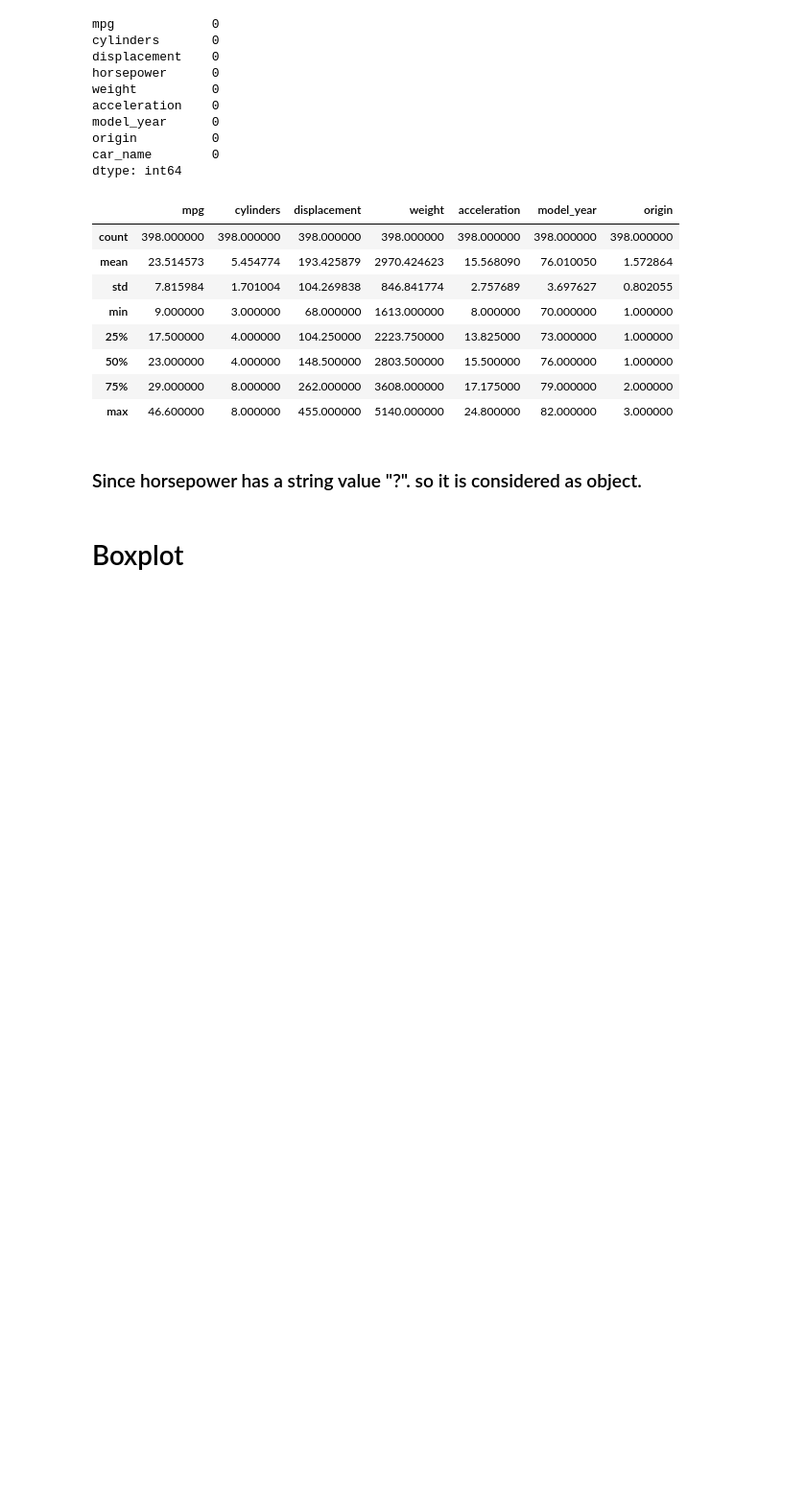
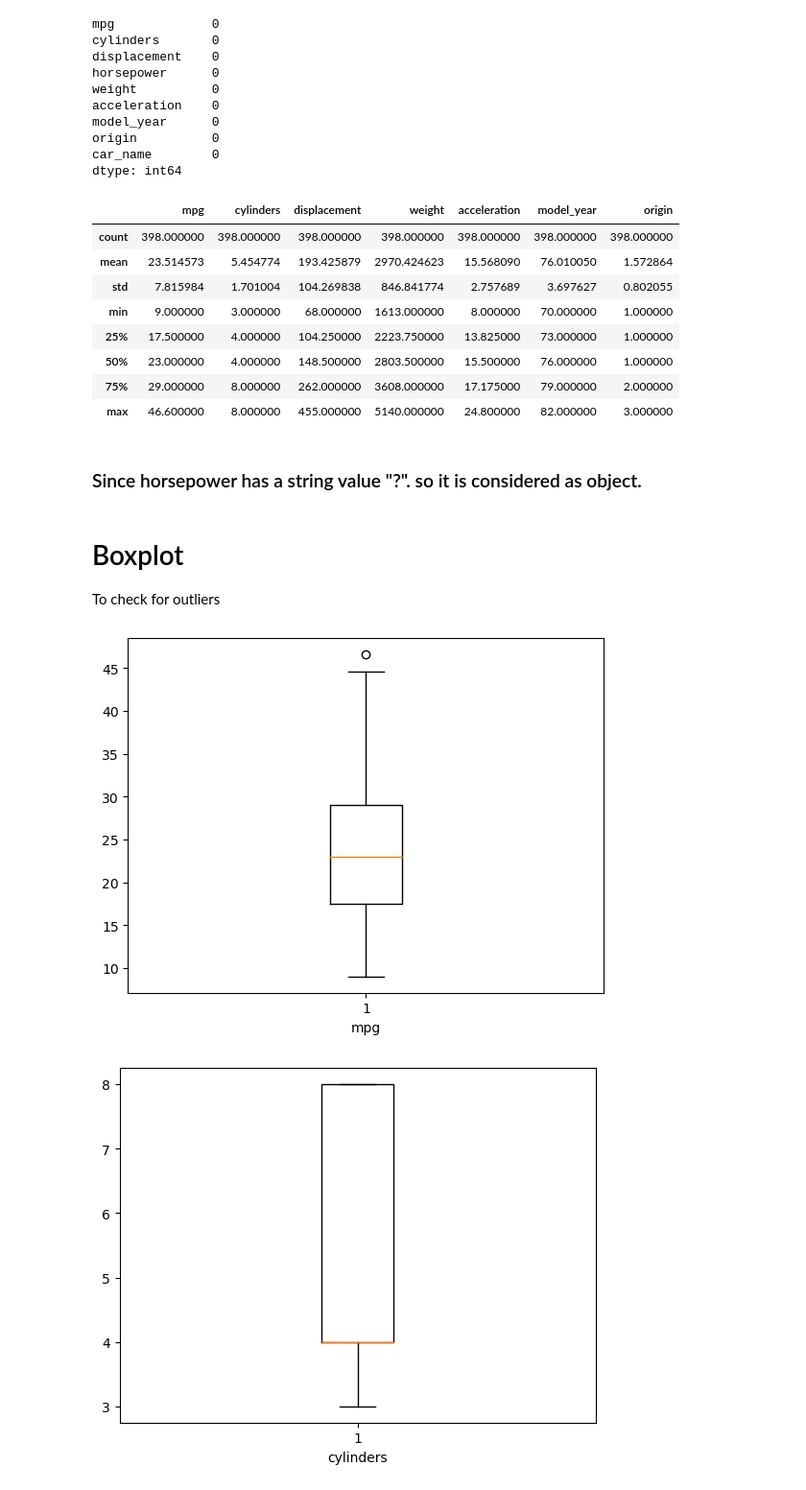
Before and after one commit to Harshan-Kurapati/Autompg, a Jupyter notebook: Untitled.ipynb, the cells around one changed output. Shown at 96% size. Drawn from its saved outputs; the diff is of its cells as text; code cells hidden in the pictures; blank space fills up the shorter version.

```diff
--- a/Untitled.ipynb
+++ b/Untitled.ipynb
@@ -72,8 +73,14 @@ df["horsepower"] = pd.to_numeric(df["horsepower"])
 df["horsepower"].fillna(df["horsepower"].median(), inplace = True)
 # %% [markdown]
 # Boxplot
+To check for outliers
 # %%
 numerical_cols = df.select_dtypes(include = ['int64', 'float64']).columns
 # %%
-for i in df.columns:
-    plt.boxplot(df[])
+for i in numerical_cols:
+    plt.boxplot(df[i])
+    plt.xlabel(i)
+    plt.show()
+# %% [output]
+[figure, added]
+[figure, added]
```
Also changed, not shown: parts of 4 cells of this notebook.
